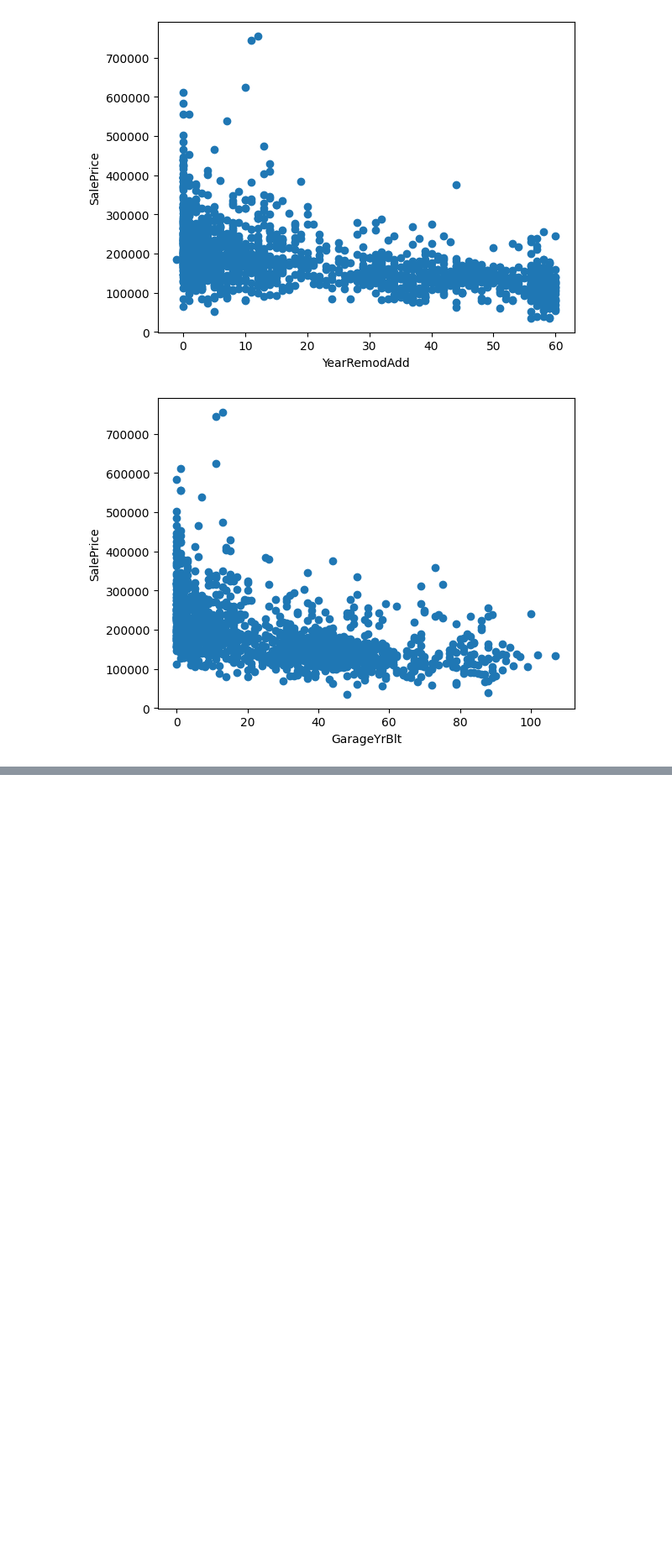
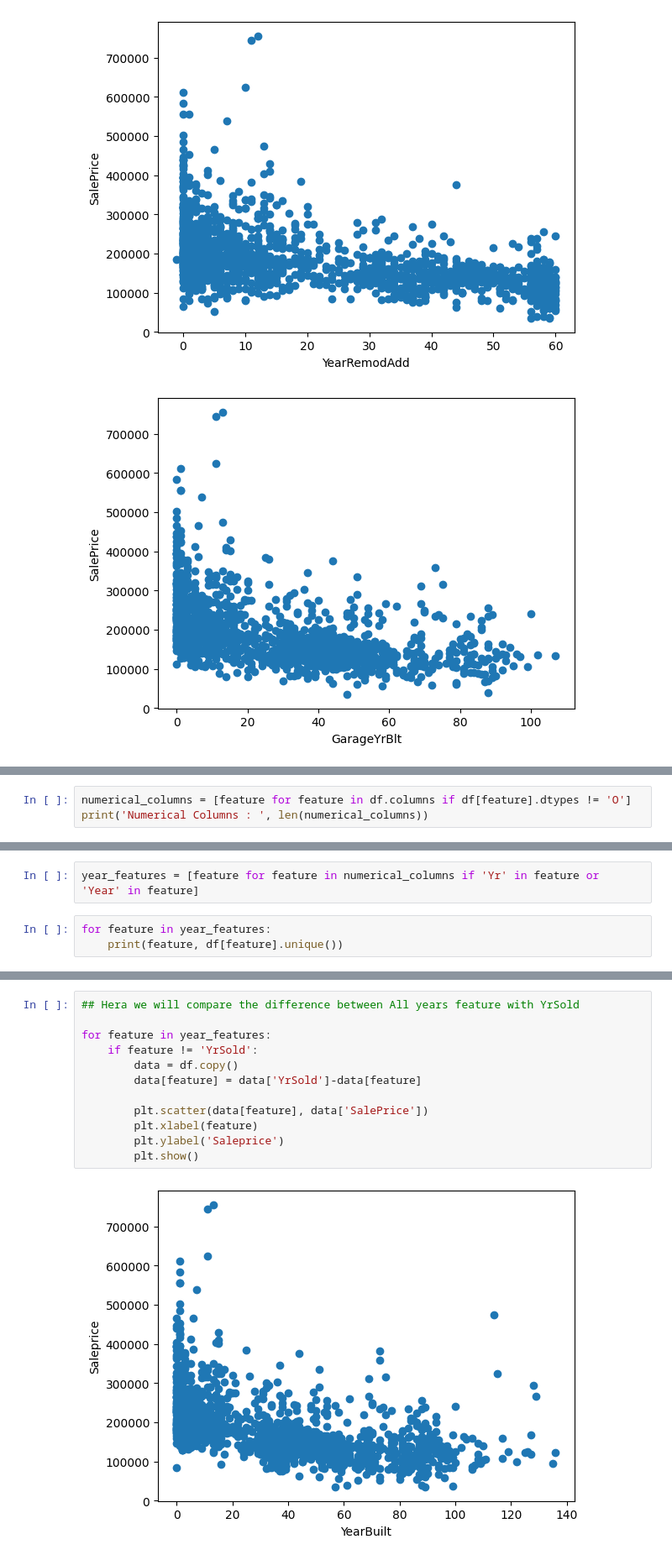
Before and after one commit to AbdullahAsghar321/house-price-prediction, a Jupyter notebook: Untitled.ipynb, the cells around one changed output, grey strips where cells are left out. Shown at 84% size. Saved outputs shown, nothing was run; the diff lists cells and outputs as text; blank space fills up the shorter version.

```diff
--- a/Untitled.ipynb
+++ b/Untitled.ipynb
@@ -147,0 +168,3 @@ for feature in year_feature:
+# %%
+numerical_columns = [feature for feature in df.columns if df[feature].dtypes != 'O']
+print('Numerical Columns : ', len(numerical_columns))
@@ -147,0 +173,5 @@ for feature in year_feature:
+# %%
+year_features = [feature for feature in numerical_columns if 'Yr' in feature or 'Year' in feature]
+# %%
+for feature in year_features:
+    print(feature, df[feature].unique())
@@ -147,0 +207,14 @@ for feature in year_feature:
+# %%
+## Hera we will compare the difference between All years feature with YrSold
+
+for feature in year_features:
+    if feature != 'YrSold':
+        data = df.copy()
+        data[feature] = data['YrSold']-data[feature]
+
+        plt.scatter(data[feature], data['SalePrice'])
+        plt.xlabel(feature)
+        plt.ylabel('Saleprice')
+        plt.show()
+# %% [output]
+[figure, added]
```
Also changed, not shown: parts of 10 cells of this notebook.
